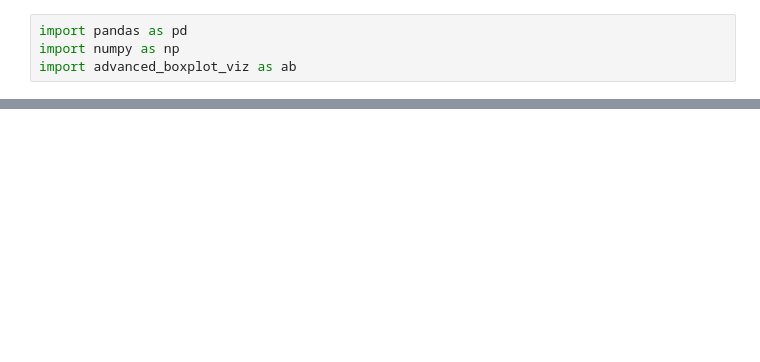
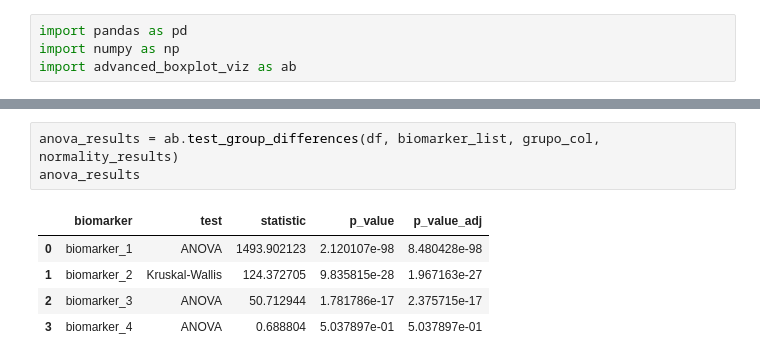
Before and after one commit to mafaves/advanced_boxplot_viz, a Jupyter notebook: example/run.ipynb, the cells around one changed output, grey strips where cells are left out. Drawn from its saved outputs; the diff is of its cells as text; blank space fills up the shorter version.

```diff
--- a/example/run.ipynb
+++ b/example/run.ipynb
@@ -42 +61,10 @@ resultados_levene
+# %%
+anova_results = ab.test_group_differences(df, biomarker_list, grupo_col, normality_results)
+anova_results
+# %% [output]
+|  | biomarker | test | statistic | p_value | p_value_adj |
+| 0 | biomarker_1 | ANOVA | 1493.902123 | 2.120107e-98 | 8.480428e-98 |
+| 1 | biomarker_2 | Kruskal-Wallis | 124.372705 | 9.835815e-28 | 1.967163e-27 |
+| 2 | biomarker_3 | ANOVA | 50.712944 | 1.781786e-17 | 2.375715e-17 |
+| 3 | biomarker_4 | ANOVA | 0.688804 | 5.037897e-01 | 5.037897e-01 |
 # %%
```
Also changed, not shown: parts of 6 cells of this notebook.
